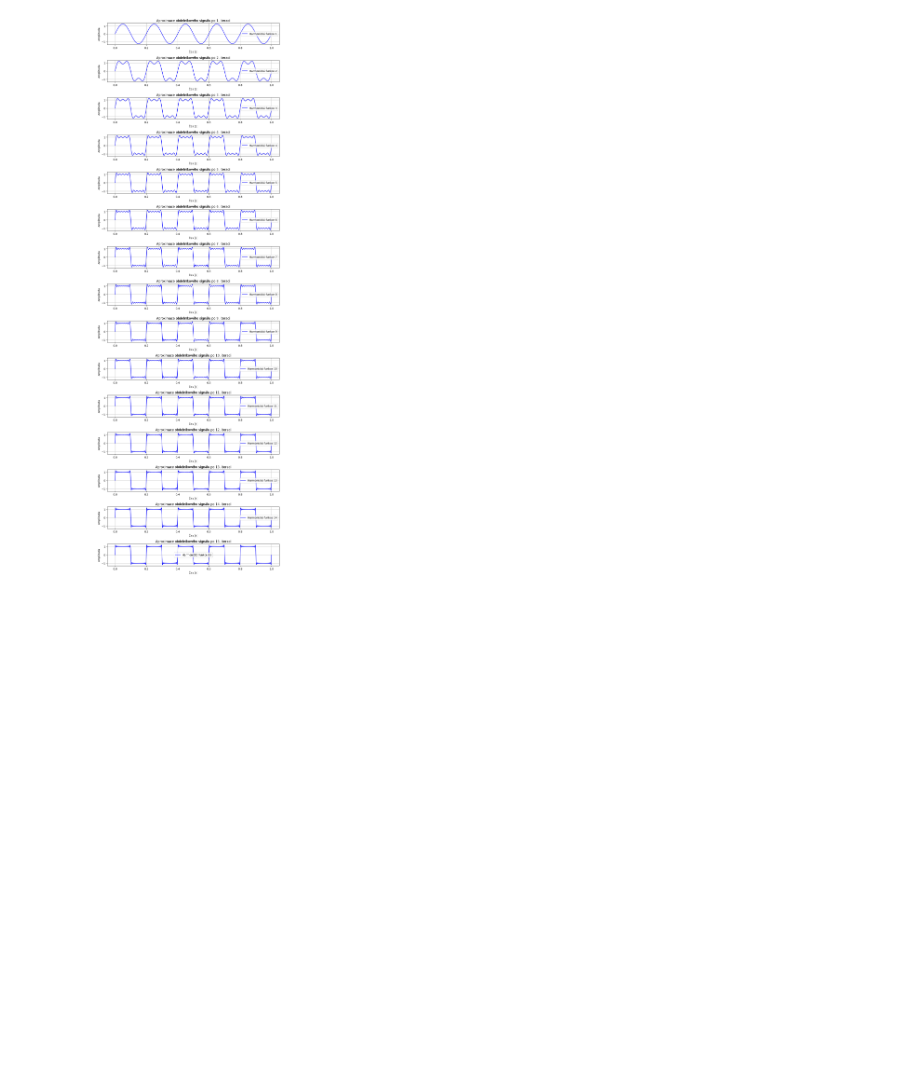
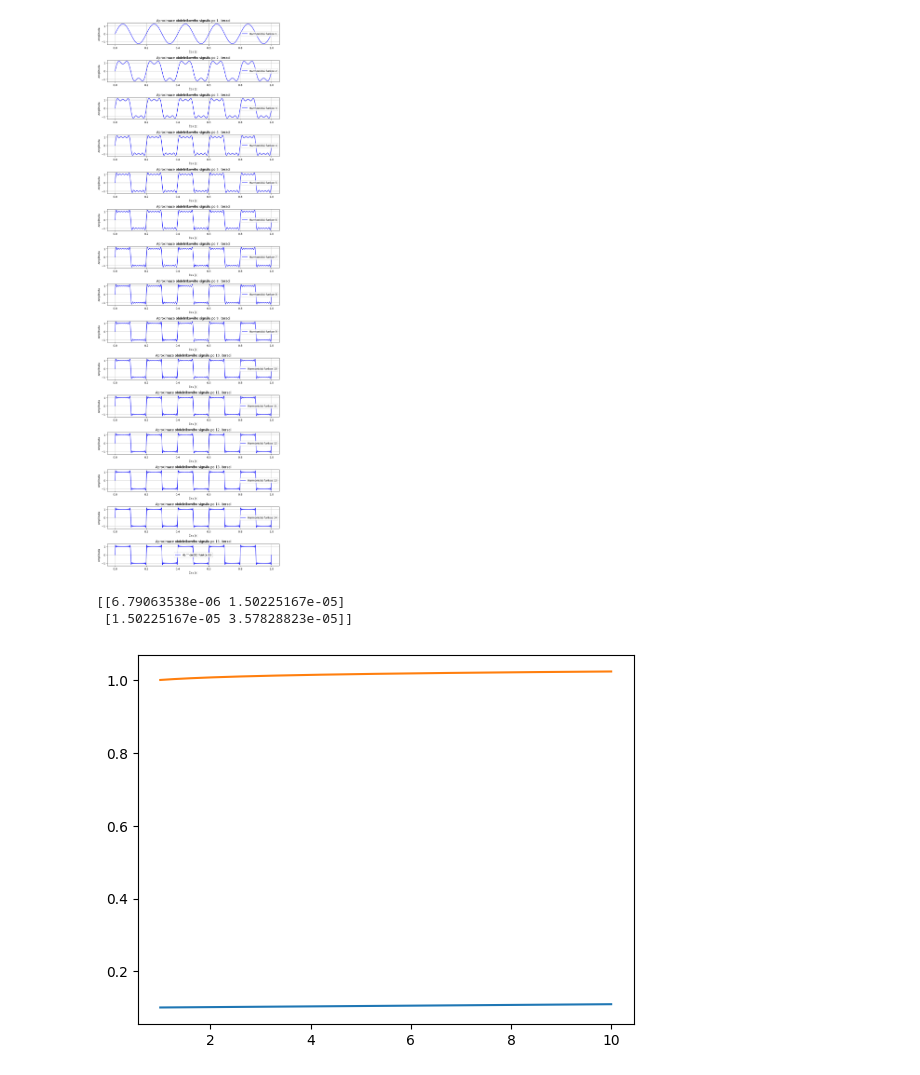
Before and after one commit to ondrejsvorc/UJEP, a Jupyter notebook: PZS/main.ipynb, the cells around one changed output. Cells and saved outputs as stored; diff of their text form; code cells hidden in the pictures; blank space fills up the shorter version.

```diff
--- a/PZS/main.ipynb
+++ b/PZS/main.ipynb
@@ -314,3 +314,57 @@ plt.tight_layout()
 plt.show()
 # %% [output]
 [figure]
+# %%
+import matplotlib.pyplot as plt
+import numpy as np
+
+# Vygenerovat si 2 funkce (zkusit si na nich vizualizovat kladnou, zápornou a nulovou kovarianci)
+
+
+def Fun(a, b, x):
+    F = a * x + b
+    return np.array(F)
+
+
+def Fun2(a, b, x):
+    F = x**a + b
+    return np.array(F)
+
+
+# Správně?
+def cov(X, Y):
+    assert len(X) == len(Y)
+    n = len(X)
+    E_X = np.mean(X)  # střední hodnota X
+    E_Y = np.mean(Y)  # střední hodnota Y
+
+    covariance = 0
+    for i in range(0, n):
+        covariance += (X[i] - E_X) * (Y[i] - E_Y)
+    covariance *= 1 / n
+    return covariance
+
+
+# X = [1, 2, 3]
+# Y = [1, 2, 3]
+# print(cov(X, Y))  # ?
+# print(np.cov(X, Y))
+
+# x = np.linspace(-10, 10, 100)
+# y = 2 * x
+
+# plt.plot(x, y)
+# plt.show()
+
+N = 500
+x = np.linspace(1, 10, N)
+F1 = Fun(0.001, 0.1, x)
+F2 = Fun2(0.01, 0, x)
+
+C = np.cov(F1, F2)
+plt.plot(x, F1, x, F2)
+print(C)
+# %% [output]
+[[6.79063538e-06 1.50225167e-05]
+ [1.50225167e-05 3.57828823e-05]]
+[figure, added]
```
Also changed, not shown: parts of 9 cells of this notebook.
